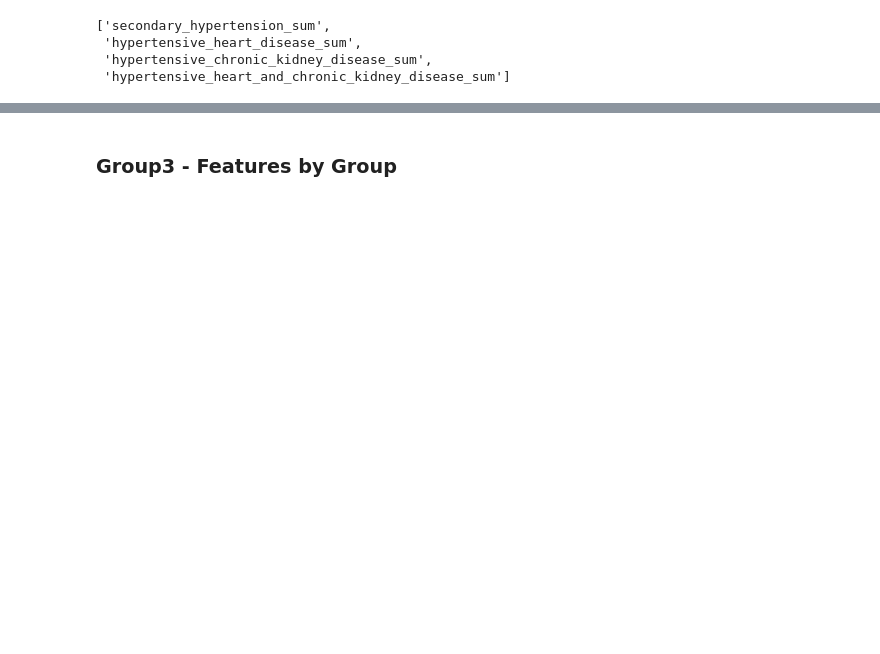
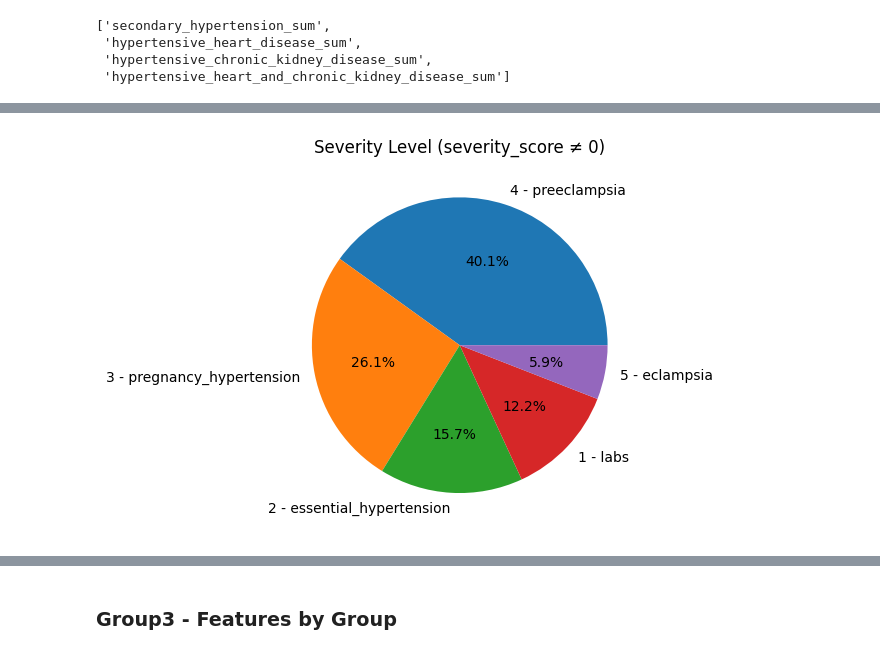
Before and after one commit to noambassat/Macabi_Home_Assignment, a Jupyter notebook: macabi_home_assignment.ipynb, the cells around one changed output, grey strips where cells are left out. Cells and saved outputs as stored; diff of their text form; code cells hidden in the pictures; blank space fills up the shorter version.

```diff
--- a/macabi_home_assignment.ipynb
+++ b/macabi_home_assignment.ipynb
@@ -300,0 +407,21 @@ df[(df["Y"] == 0) & (df[group2].sum(axis=1) > 0)]
+# %%
+def get_severity_level(row):
+    if row["eclampsia_sum"] == 1:
+        return 5
+    elif row["preeclampsia_sum"] == 1:
+        return 4
+    elif row["pregnancy_hypertension_sum"] == 1:
+        return 3
+    elif row["essential_hypertension_sum"] == 1:
+        return 2
+    elif row["labs_sum"] == 1:
+        return 1
+    else:
+        return 0
+
+
+df["severity_level"] = df.apply(get_severity_level, axis=1)
+
+df["diagnosis_count"] = df[group2].sum(axis=1)
+
+df["severity_score"] = df["severity_level"] + df["diagnosis_count"]
@@ -301,3 +481,2 @@ df[(df["Y"] == 0) & (df[group2].sum(axis=1) > 0)]
 # %%
-df["num_diagnosis_types"] = df[group2].sum(axis=1)
-df["num_diagnosis_types"].value_counts()
+df["match_counts"] = df[["match_aspirin_after", "match_pdf_after", "match_rasham_after"]].sum(axis=1) # for later analysis
@@ -320,0 +533,21 @@ group2.append("diagnosis_count")
+# %%
+severity_labels = {
+    1: '1 - labs',
+    2: '2 - essential_hypertension',
+    3: '3 - pregnancy_hypertension',
+    4: '4 - preeclampsia',
+    5: '5 - eclampsia'
+}
+
+df_sev = df[df['severity_score'] != 0]['severity_level'].map(severity_labels)
+
+df_sev.value_counts().plot(
+    kind='pie',
+    title='Severity Level (severity_score ≠ 0)',
+    autopct='%1.1f%%'
+)
+
+plt.ylabel('')
+plt.show()
+# %% [output]
+[figure, added]
```
Also changed, not shown: parts of 81 cells of this notebook.
